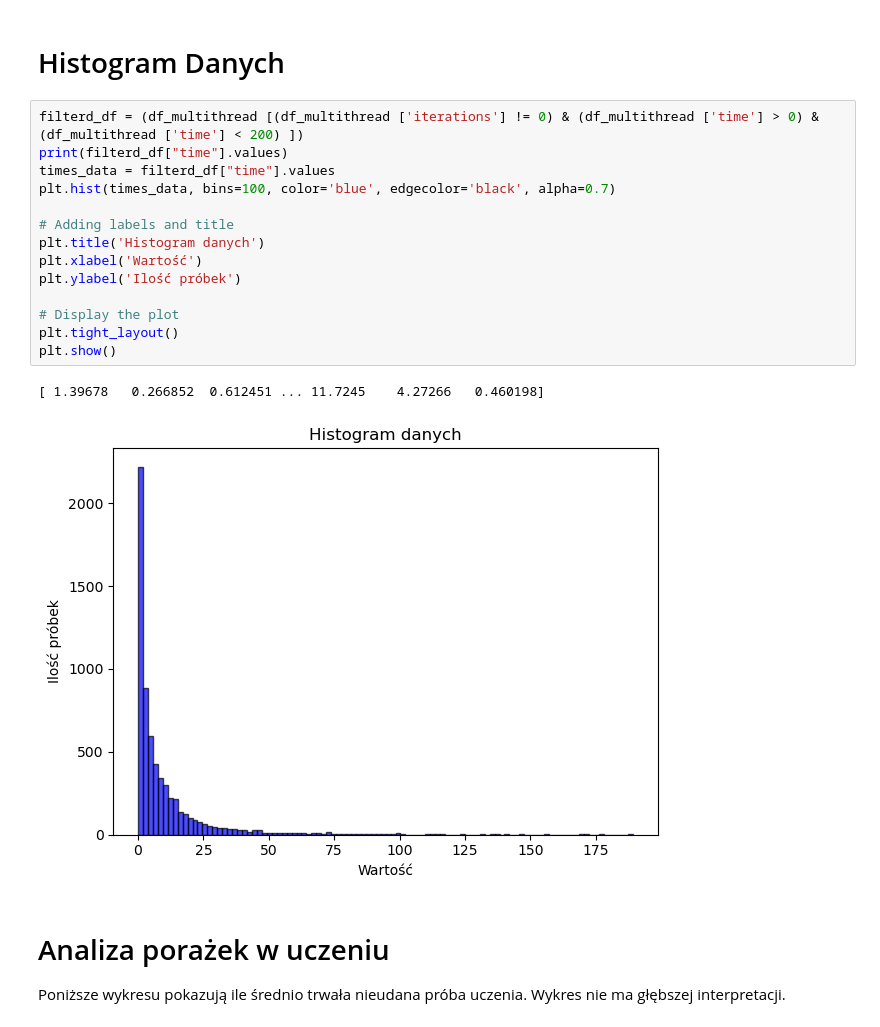
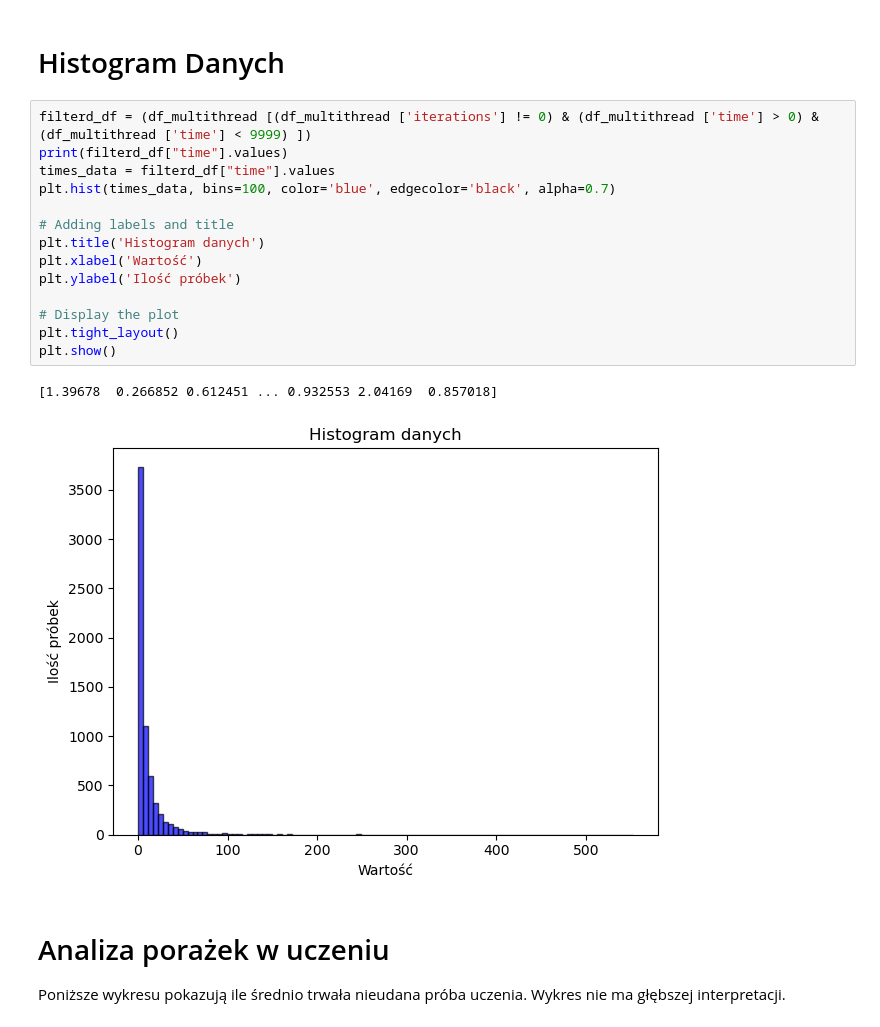
Before and after one commit to qert6g35/ReinforcementLearning, a Jupyter notebook: opracowanie_wynikow_multithread.ipynb, the cells around one changed output. Drawn from its saved outputs; the diff is of its cells as text.

```diff
--- a/opracowanie_wynikow_multithread.ipynb
+++ b/opracowanie_wynikow_multithread.ipynb
@@ -309,22 +306,22 @@ plot_data(time_mean,time_med,'Wartość efektywności','Efektywność słaba')
 # %% [markdown]
 # Histogram Danych
 # %%
-filterd_df = (df_multithread [(df_multithread ['iterations'] != 0) & (df_multithread ['time'] > 0) & (df_multithread ['time'] < 200) ])
+filterd_df = (df_multithread [(df_multithread ['iterations'] != 0) & (df_multithread ['time'] > 0) & (df_multithread ['time'] < 9999) ])
 print(filterd_df["time"].values)
 times_data = filterd_df["time"].values
 plt.hist(times_data, bins=100, color='blue', edgecolor='black', alpha=0.7)
 
 # Adding labels and title
 plt.title('Histogram danych')
 plt.xlabel('Wartość')
 plt.ylabel('Ilość próbek')
 
 # Display the plot
 plt.tight_layout()
 plt.show()
 # %% [output]
-[ 1.39678   0.266852  0.612451 ... 11.7245    4.27266   0.460198]
+[1.39678  0.266852 0.612451 ... 0.932553 2.04169  0.857018]
-[figure, old version]
+[figure, new version]
 # %% [markdown]
 # Analiza porażek w uczeniu
 
```
Also changed, not shown: parts of 11 cells of this notebook, 4 other files.
